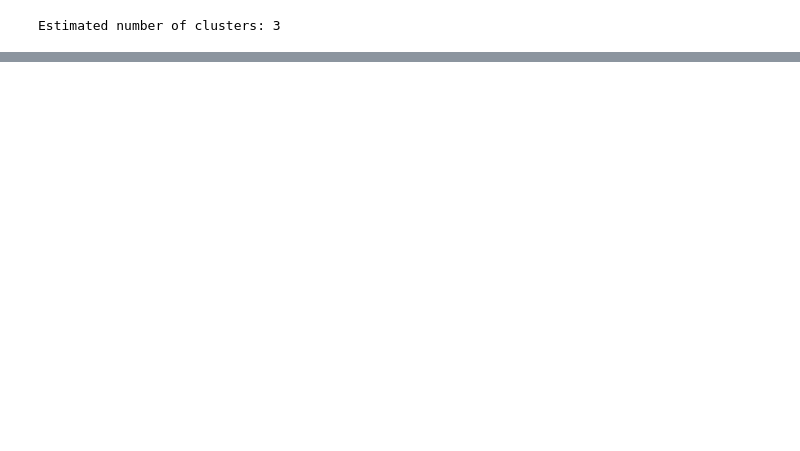
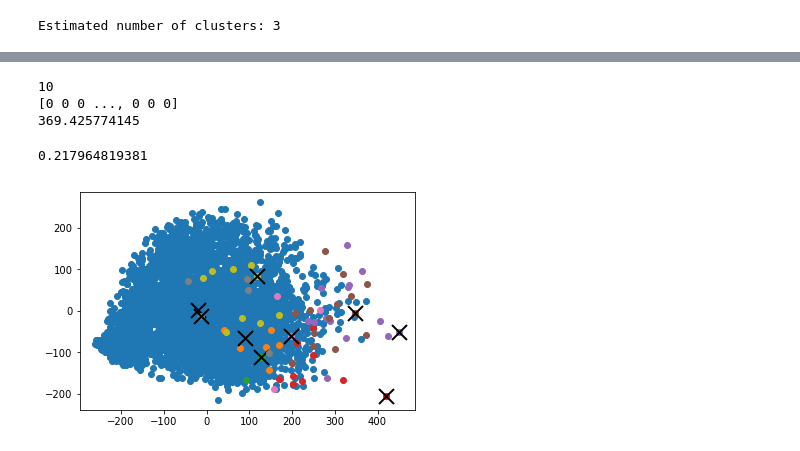
Before and after one commit to cmp831/T2G-2017-1, a Jupyter notebook: tg2.ipynb, the cells around one changed output, grey strips where cells are left out. Drawn from its saved outputs; the diff is of its cells as text; code cells hidden in the pictures; blank space fills up the shorter version.

```diff
--- a/tg2.ipynb
+++ b/tg2.ipynb
@@ -53,0 +127,34 @@ Estimated number of clusters: 3
+# %%
+#MeanShift
+bandwidth = estimate_bandwidth(X_new)
+ms = MeanShift(bandwidth=bandwidth)
+ms.fit(X_new)
+labels_ms = ms.labels_
+cluster_centers_ms = ms.cluster_centers_
+n_clusters_ = labels_ms.max()+1
+print(n_clusters_)
+print(labels_ms)
+print(bandwidth)
+# %% [output]
+10
+[0 0 0 ..., 0 0 0]
+369.425774145
+# %%
+silhouette_avg = silhouette_score(X_new, labels_ms)
+print(silhouette_avg)
+# %% [output]
+0.217964819381
+# %%
+for i in range(k):
+    # select only data observations with cluster label == i
+    ds = X_new[np.where(labels_ms==i)]
+    # plot the data observations
+    pyplot.plot(ds[:,0],ds[:,1],'o')
+    # plot the centroids
+    lines = pyplot.plot(cluster_centers_ms[i,0],cluster_centers_ms[i,1],'kx')
+    # make the centroid x's bigger
+    pyplot.setp(lines,ms=15.0)
+    pyplot.setp(lines,mew=2.0)
+pyplot.show()
+# %% [output]
+[figure, added]
```
Also changed, not shown: parts of 5 cells of this notebook, 1 other file.
